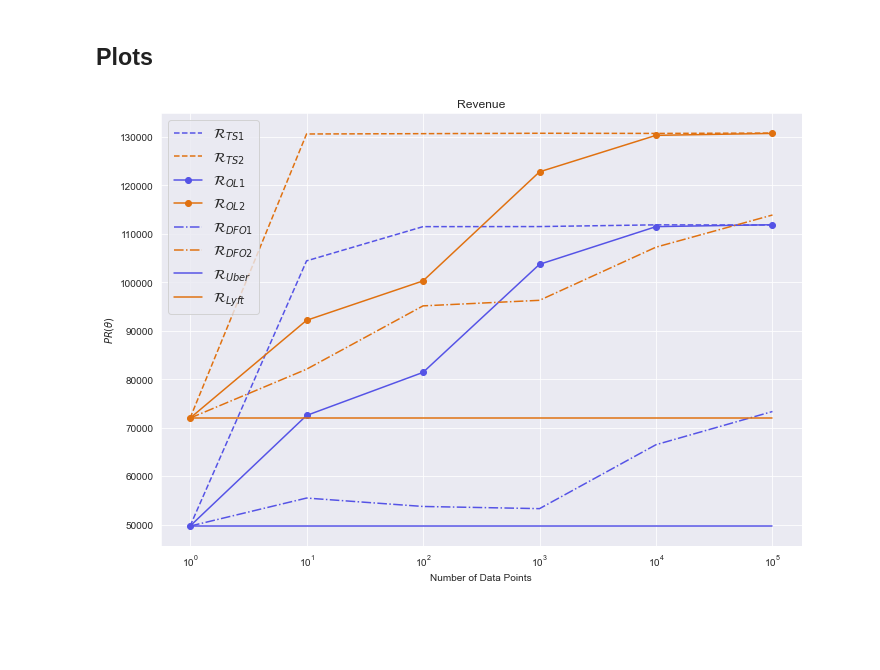
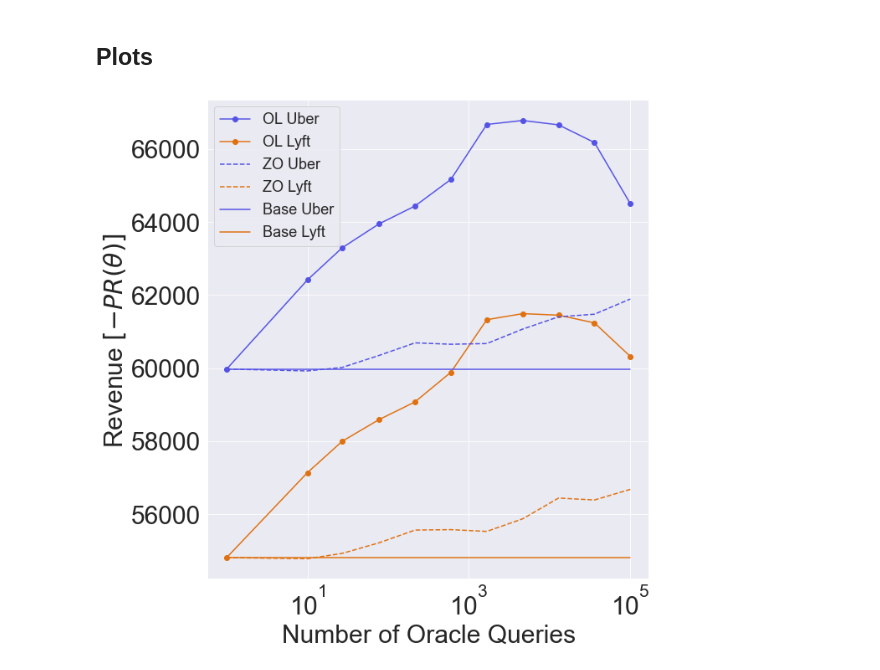
Before and after one commit to evanjfaulkner/DD-Games, a Jupyter notebook: Uber Lyft Simulation/Uber_vs_Lyft_plots.ipynb, the cells around one changed output. Saved outputs shown, nothing was run; the diff lists cells and outputs as text; code cells hidden in the pictures; blank space fills up the shorter version.

```diff
--- a/Uber Lyft Simulation/Uber_vs_Lyft_plots.ipynb
+++ b/Uber Lyft Simulation/Uber_vs_Lyft_plots.ipynb
@@ -98,10 +102,10 @@ eta_p2 = 1e-2
 
 # mu_p1 = -0.3*g_uber
 # gamma_p1 = 0.1*g_lyft
-mu_p1 = -0.3*g_lyft
-gamma_p1 = 0.1*g_uber
-mu_p2 = -0.3*g_lyft
-gamma_p2 = 0.1*g_uber
+mu_p1 = -(3*g_uber)/(2*25)
+gamma_p1 = mu_p1/2
+mu_p2 = -(3*g_lyft)/(2*25)
+gamma_p2 = mu_p2/2
 
 # print(f'mu_1 = \n{mu_p1}')
 # print(f'gamma_1 = \n{gamma_p1}')
@@ -114,7 +148,7 @@ p1_data_generating_func = sample_from_location_family_rideshare
 p2_data_params = (g_lyft, d_2, mu_p2, gamma_p2, lambda_p2, eta_p2, prices_)
 p2_data_generating_func = sample_from_location_family_rideshare
 # %%
-num_rounds_lst = np.logspace(1,5,5,dtype='int')
+num_rounds_lst = np.logspace(1,5,10,dtype='int')
 num_test = 1000
 num_alternate_rounds = 1000
 # %% [markdown]
@@ -187,14 +203,14 @@ Player 2 Risk:
 # %% [markdown]
 # Run game with DFO players
 # %%
-np.random.seed(0)
+np.random.seed(10)
 p3_risks = []
 p4_risks = []
 theta_final_p3 = []
 theta_final_p4 = []
 
 delta = 4e-1
-eta = 1e-2#1e-1 best so far
+eta = 7e-3#1e-1 best so far
 num_test_dfo = 100
 num_rounds = num_rounds_lst[-1]
 
@@ -269,7 +285,7 @@ theta_final_p5 = []
 theta_final_p6 = []
 
 nu = 1e-2
-eta = 1e-1
+eta = 5e-1
 n = 100
 B = 0.1
 R = 5
@@ -348,39 +394,39 @@ base_lyft = -np.dot(g_lyft.T,prices_)[0,0]
 num_rounds_lst_ = num_rounds_lst
 
 num_rounds_lst_ = np.insert(num_rounds_lst,0,1)
-p1_risks_ = np.insert(p1_risks, 0, base_uber)
-p2_risks_ = np.insert(p2_risks, 0, base_lyft)
+# p1_risks_ = np.insert(p1_risks, 0, base_uber)
+# p2_risks_ = np.insert(p2_risks, 0, base_lyft)
 p3_risks_ = np.insert(p3_risks, 0, base_uber)
 p4_risks_ = np.insert(p4_risks, 0, base_lyft)
 p5_risks_ = np.insert(p5_risks, 0, base_uber)
 p6_risks_ = np.insert(p6_risks, 0, base_lyft)
 
-plt.figure(figsize=(10,7))
+plt.figure(figsize=(10,10))
 # plt.subplot(1,2,1)
-plt.semilogx(num_rounds_lst_, -np.squeeze(p1_risks_),
-             '--', color='#5553E6', label=r'$\mathcal{R}_{TS1}$')
-plt.semilogx(num_rounds_lst_, -np.squeeze(p2_risks_),
-             '--', color='#E07110', label=r'$\mathcal{R}_{TS2}$')
+# plt.semilogx(num_rounds_lst_, -np.squeeze(p1_risks_),
+#              '--', color='#5553E6', label=r'$\mathcal{R}_{TS1}$')
+# plt.semilogx(num_rounds_lst_, -np.squeeze(p2_risks_),
+#              '--', color='#E07110', label=r'$\mathcal{R}_{TS2}$')
 
 plt.semilogx(num_rounds_lst_, -np.squeeze(p5_risks_),
-             '-o', color='#5553E6', label=r'$\mathcal{R}_{OL1}$')
+             '-o', color='#5553E6', label='OL Uber')
 plt.semilogx(num_rounds_lst_, -np.squeeze(p6_risks_),
-             '-o', color='#E07110', label=r'$\mathcal{R}_{OL2}$')
+             '-o', color='#E07110', label='OL Lyft')
 
 plt.semilogx(num_rounds_lst_, -np.squeeze(p3_risks_),
-             '-.', color='#5553E6', label=r'$\mathcal{R}_{DFO1}$')
+             '--', color='#5553E6', label='ZO Uber')
 plt.semilogx(num_rounds_lst_, -np.squeeze(p4_risks_),
-             '-.', color='#E07110', label=r'$\mathcal{R}_{DFO2}$')
+             '--', color='#E07110', label='ZO Lyft')
 
 plt.semilogx(num_rounds_lst_, [np.dot(g_uber.T,prices_)[0,0] for i in range(len(num_rounds_lst_))],
-             '-', color='#5553E6', label=r'$\mathcal{R}_{Uber}$')
+             '-', color='#5553E6', label='Base Uber')
 plt.semilogx(num_rounds_lst_, [np.dot(g_lyft.T,prices_)[0,0] for i in range(len(num_rounds_lst_))],
-             '-', color='#E07110', label=r'$\mathcal{R}_{Lyft}$')
+             '-', color='#E07110', label='Base Lyft')
 
-plt.xlabel("Number of Data Points")
-plt.ylabel(r"$PR(\theta)$")
-plt.title("Revenue")
-plt.legend(fontsize=14)
+plt.xlabel("Number of Oracle Queries")
+plt.ylabel(r"Revenue $[-PR(\theta)]$")
+# plt.title("Revenue")
+plt.legend(fontsize=18)
 
 # plt.subplot(1,2,2)
 # plt.loglog(num_rounds_lst_, -np.squeeze(p1_risks_),
@@ -400,31 +446,32 @@ plt.legend(fontsize=14)
 
 # plt.loglog(num_rounds_lst_, [np.dot(g_uber.T,prices_)[0,0] for i in range(len(num_rounds_lst_))],
 #              '-', color='#5553E6', label=r'$\mathcal{R}_{Uber}$')
 # plt.loglog(num_rounds_lst_, [np.dot(g_lyft.T,prices_)[0,0] for i in range(len(num_rounds_lst_))],
 #              '-', color='#E07110', label=r'$\mathcal{R}_{Lyft}$')
 
 # plt.xlabel("Number of Data Points")
 # plt.ylabel(r"$\log(PR(\theta))$")
 # plt.title('Revenue')
 # plt.legend(fontsize=14)
 
 # plt.subplot(1,3,3)
 # plt.semilogx(num_rounds_lst, np.squeeze(theta_final_p1),
 #            '--', color='#5553E6', label=r'$\theta_{TS1}$')
 # plt.semilogx(num_rounds_lst, np.squeeze(theta_final_p2),
 #            '--', color='#E07110', label=r'$\theta_{TS2}$')
 
 # plt.semilogx(num_rounds_lst, np.squeeze(theta_final_p3),
 #            '-', color='#5553E6', label=r'$\theta_{DFO1}$')
 # plt.semilogx(num_rounds_lst, np.squeeze(theta_final_p4),
 #            '-', color='#E07110', label=r'$\theta_{DFO2}$')
 
 # plt.ylim(-10,10)
 # plt.xlabel("Number of Data Points")
 # plt.ylabel(r"$\log(PR(\theta))$")
 # plt.title('Strategies')
 # plt.legend(fontsize=14)
 plt.tight_layout()
+plt.savefig('rideshare_convergence.png', format='png')
 plt.show()
 # %% [output]
-[figure, old version]
+[figure, new version]
```
Also changed, not shown: parts of 15 cells of this notebook, 5 other files.
